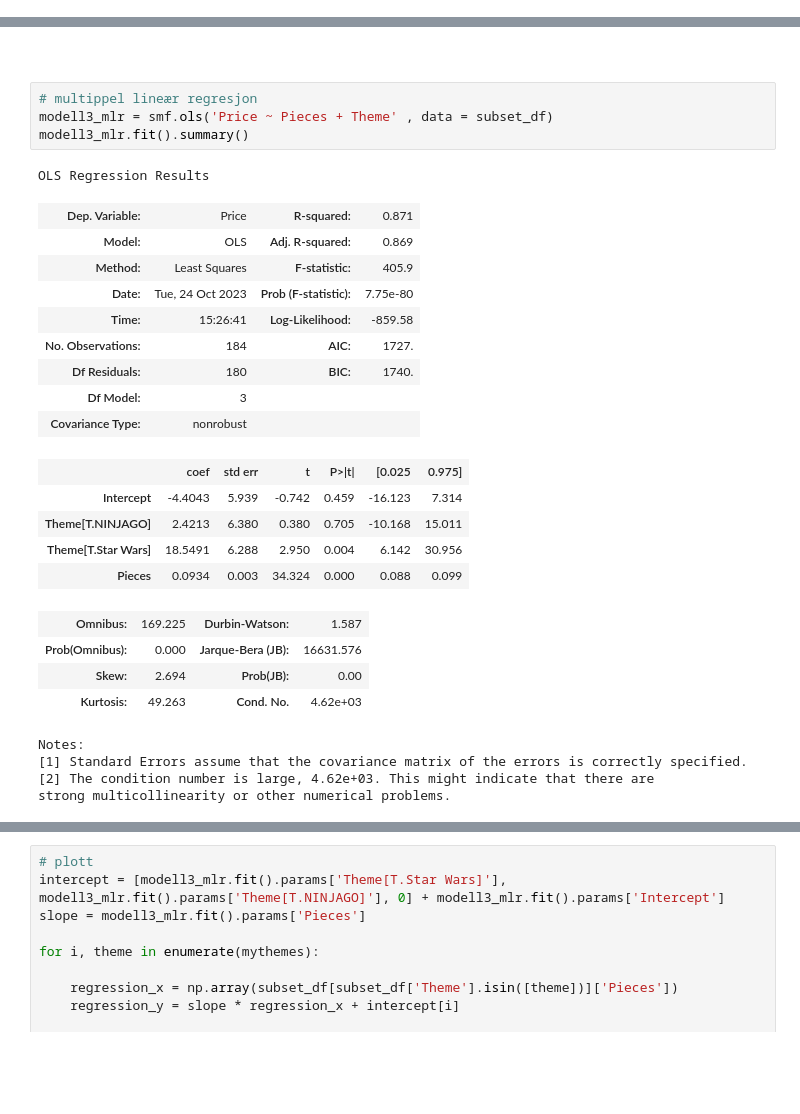
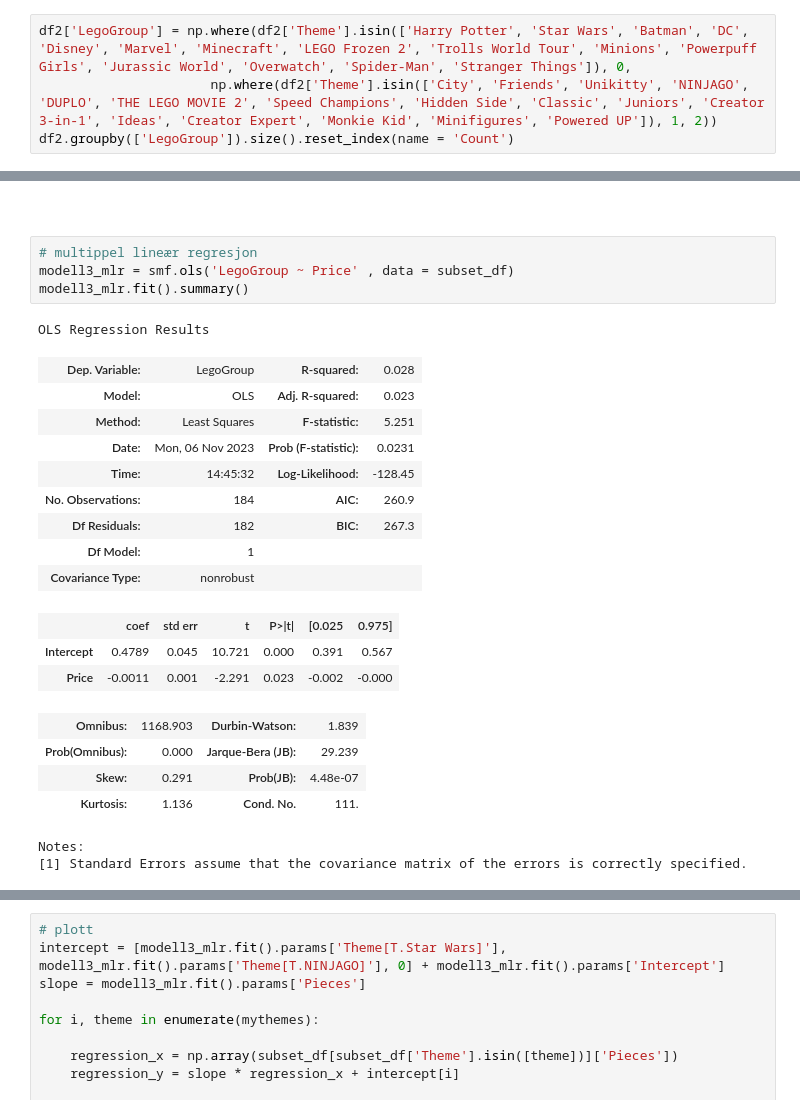
Before and after one commit to ViktorGrev/ISTT1003_Statistikk, a Jupyter notebook: src/viktor_test/oppg1.ipynb, the cells around one changed output, grey strips where cells are left out. Drawn from its saved outputs; the diff is of its cells as text; blank space fills up the shorter version.

```diff
--- a/src/viktor_test/oppg1.ipynb
+++ b/src/viktor_test/oppg1.ipynb
@@ -112,0 +133,4 @@ Name: count, dtype: int64
+# %%
+df2['LegoGroup'] = np.where(df2['Theme'].isin(['Harry Potter', 'Star Wars', 'Batman', 'DC', 'Disney', 'Marvel', 'Minecraft', 'LEGO Frozen 2', 'Trolls World Tour', 'Minions', 'Powerpuff Girls', 'Jurassic World', 'Overwatch', 'Spider-Man', 'Stranger Things']), 0,
+                      np.where(df2['Theme'].isin(['City', 'Friends', 'Unikitty', 'NINJAGO', 'DUPLO', 'THE LEGO MOVIE 2', 'Speed Champions', 'Hidden Side', 'Classic', 'Juniors', 'Creator 3-in-1', 'Ideas', 'Creator Expert', 'Monkie Kid', 'Minifigures', 'Powered UP']), 1, 2))
+df2.groupby(['LegoGroup']).size().reset_index(name = 'Count')
@@ -278,32 +459,28 @@ plt.show()
 ##
 # %%
 # multippel lineær regresjon
-modell3_mlr = smf.ols('Price ~ Pieces + Theme' , data = subset_df)
+modell3_mlr = smf.ols('LegoGroup ~ Price' , data = subset_df)
 modell3_mlr.fit().summary()
 # %% [output]
 OLS Regression Results
-| Dep. Variable: | Price | R-squared: | 0.871 |
-| Model: | OLS | Adj. R-squared: | 0.869 |
-| Method: | Least Squares | F-statistic: | 405.9 |
-| Date: | Tue, 24 Oct 2023 | Prob (F-statistic): | 7.75e-80 |
-| Time: | 15:26:41 | Log-Likelihood: | -859.58 |
-| No. Observations: | 184 | AIC: | 1727. |
-| Df Residuals: | 180 | BIC: | 1740. |
-| Df Model: | 3 |  |  |
+| Dep. Variable: | LegoGroup | R-squared: | 0.028 |
+| Model: | OLS | Adj. R-squared: | 0.023 |
+| Method: | Least Squares | F-statistic: | 5.251 |
+| Date: | Mon, 06 Nov 2023 | Prob (F-statistic): | 0.0231 |
+| Time: | 14:45:32 | Log-Likelihood: | -128.45 |
+| No. Observations: | 184 | AIC: | 260.9 |
+| Df Residuals: | 182 | BIC: | 267.3 |
+| Df Model: | 1 |  |  |
 | Covariance Type: | nonrobust |  |  |
 |  | coef | std err | t | P>|t| | [0.025 | 0.975] |
-| Intercept | -4.4043 | 5.939 | -0.742 | 0.459 | -16.123 | 7.314 |
-| Theme[T.NINJAGO] | 2.4213 | 6.380 | 0.380 | 0.705 | -10.168 | 15.011 |
-| Theme[T.Star Wars] | 18.5491 | 6.288 | 2.950 | 0.004 | 6.142 | 30.956 |
-| Pieces | 0.0934 | 0.003 | 34.324 | 0.000 | 0.088 | 0.099 |
+| Intercept | 0.4789 | 0.045 | 10.721 | 0.000 | 0.391 | 0.567 |
+| Price | -0.0011 | 0.001 | -2.291 | 0.023 | -0.002 | -0.000 |
-| Omnibus: | 169.225 | Durbin-Watson: | 1.587 |
-| Prob(Omnibus): | 0.000 | Jarque-Bera (JB): | 16631.576 |
-| Skew: | 2.694 | Prob(JB): | 0.00 |
-| Kurtosis: | 49.263 | Cond. No. | 4.62e+03 |
+| Omnibus: | 1168.903 | Durbin-Watson: | 1.839 |
+| Prob(Omnibus): | 0.000 | Jarque-Bera (JB): | 29.239 |
+| Skew: | 0.291 | Prob(JB): | 4.48e-07 |
+| Kurtosis: | 1.136 | Cond. No. | 111. |
 Notes:
 [1] Standard Errors assume that the covariance matrix of the errors is correctly specified.
-[2] The condition number is large, 4.62e+03. This might indicate that there are
-strong multicollinearity or other numerical problems.
 # %%
 # multippel lineær regresjon med en annen referansekategori
 modell3_mlr_alt = smf.ols('Price ~ Pieces + C(Theme, Treatment("Star Wars"))' , data = subset_df)
```
Also changed, not shown: parts of 27 cells of this notebook, 1 other file.
